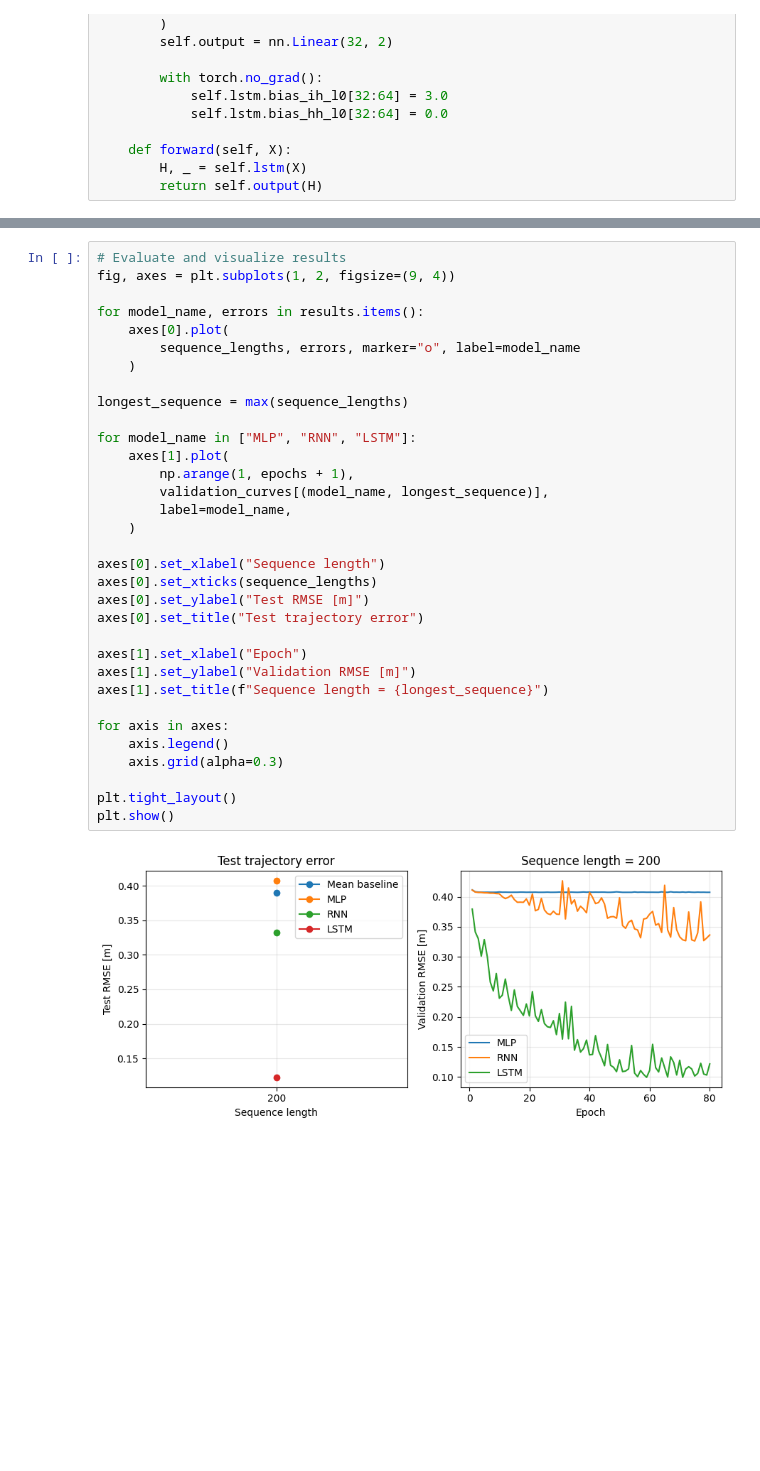
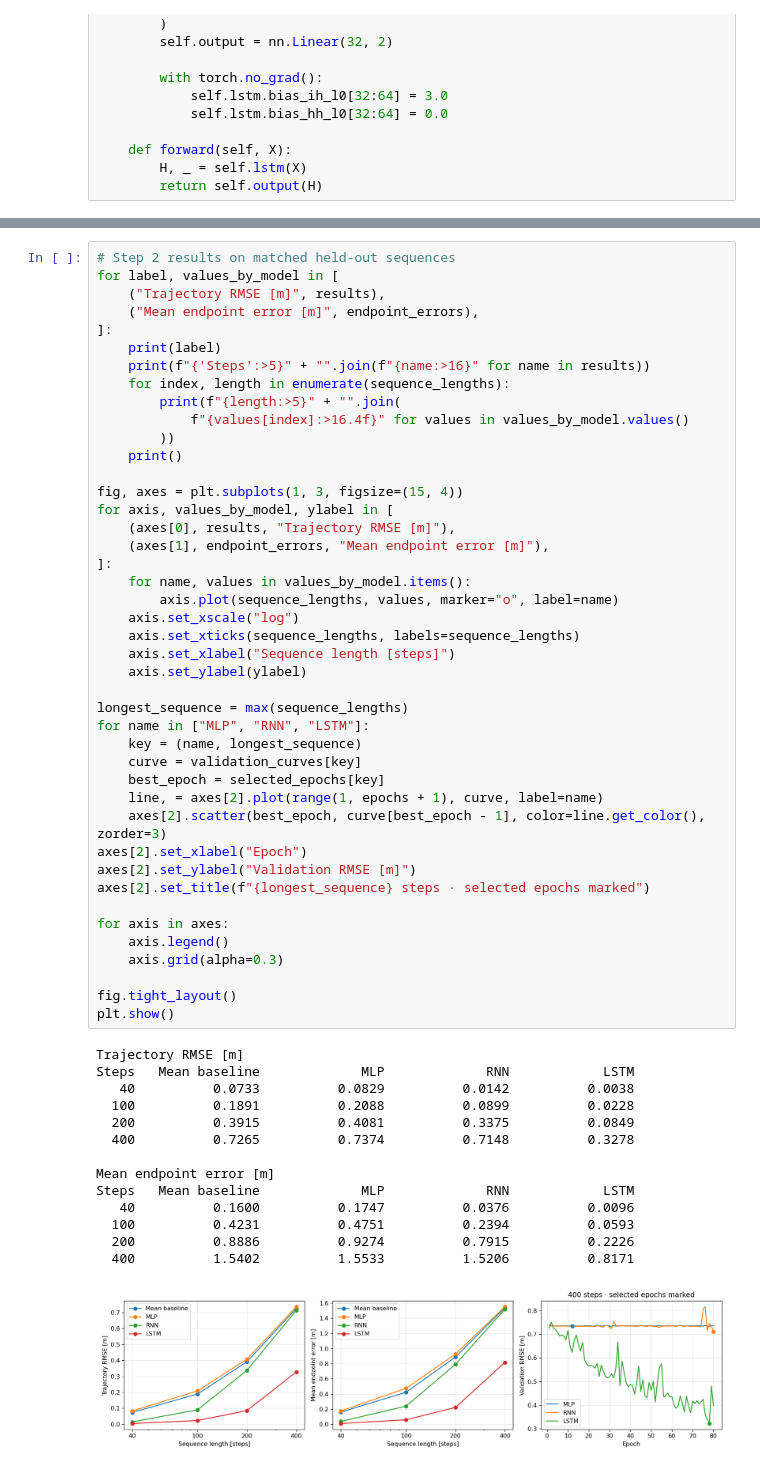
Before and after one commit to LUT-Advanced-Data-Analysis-ML/Period-2-Workshop-1, a Jupyter notebook: workshop-4-skeleton.ipynb, the cells around one changed output, grey strips where cells are left out. Saved outputs shown, nothing was run; the diff lists cells and outputs as text; blank space fills up the shorter version.

Commit message:
Step - 2

```diff
--- a/workshop-4-skeleton.ipynb
+++ b/workshop-4-skeleton.ipynb
@@ -414,38 +443,61 @@ Training time: 80.2 s
 # %%
-# Evaluate and visualize results
-fig, axes = plt.subplots(1, 2, figsize=(9, 4))
+# Step 2 results on matched held-out sequences
+for label, values_by_model in [
+    ("Trajectory RMSE [m]", results),
+    ("Mean endpoint error [m]", endpoint_errors),
+]:
+    print(label)
+    print(f"{'Steps':>5}" + "".join(f"{name:>16}" for name in results))
+    for index, length in enumerate(sequence_lengths):
+        print(f"{length:>5}" + "".join(
+            f"{values[index]:>16.4f}" for values in values_by_model.values()
+        ))
+    print()
 
-for model_name, errors in results.items():
-    axes[0].plot(
-        sequence_lengths, errors, marker="o", label=model_name
-    )
+fig, axes = plt.subplots(1, 3, figsize=(15, 4))
+for axis, values_by_model, ylabel in [
+    (axes[0], results, "Trajectory RMSE [m]"),
+    (axes[1], endpoint_errors, "Mean endpoint error [m]"),
+]:
+    for name, values in values_by_model.items():
+        axis.plot(sequence_lengths, values, marker="o", label=name)
+    axis.set_xscale("log")
+    axis.set_xticks(sequence_lengths, labels=sequence_lengths)
+    axis.set_xlabel("Sequence length [steps]")
+    axis.set_ylabel(ylabel)
 
 longest_sequence = max(sequence_lengths)
-
-for model_name in ["MLP", "RNN", "LSTM"]:
-    axes[1].plot(
-        np.arange(1, epochs + 1),
-        validation_curves[(model_name, longest_sequence)],
-        label=model_name,
-    )
-
-axes[0].set_xlabel("Sequence length")
-axes[0].set_xticks(sequence_lengths)
-axes[0].set_ylabel("Test RMSE [m]")
-axes[0].set_title("Test trajectory error")
-
-axes[1].set_xlabel("Epoch")
-axes[1].set_ylabel("Validation RMSE [m]")
-axes[1].set_title(f"Sequence length = {longest_sequence}")
+for name in ["MLP", "RNN", "LSTM"]:
+    key = (name, longest_sequence)
+    curve = validation_curves[key]
+    best_epoch = selected_epochs[key]
+    line, = axes[2].plot(range(1, epochs + 1), curve, label=name)
+    axes[2].scatter(best_epoch, curve[best_epoch - 1], color=line.get_color(), zorder=3)
+axes[2].set_xlabel("Epoch")
+axes[2].set_ylabel("Validation RMSE [m]")
+axes[2].set_title(f"{longest_sequence} steps · selected epochs marked")
 
 for axis in axes:
     axis.legend()
     axis.grid(alpha=0.3)
 
-plt.tight_layout()
+fig.tight_layout()
 plt.show()
 # %% [output]
+Trajectory RMSE [m]
+Steps   Mean baseline             MLP             RNN            LSTM
+   40          0.0733          0.0829          0.0142          0.0038
+  100          0.1891          0.2088          0.0899          0.0228
+  200          0.3915          0.4081          0.3375          0.0849
+  400          0.7265          0.7374          0.7148          0.3278
+
+Mean endpoint error [m]
+Steps   Mean baseline             MLP             RNN            LSTM
+   40          0.1600          0.1747          0.0376          0.0096
+  100          0.4231          0.4751          0.2394          0.0593
+  200          0.8886          0.9274          0.7915          0.2226
+  400          1.5402          1.5533          1.5206          0.8171
-[figure, old version]
+[figure, new version]
 # %%
 # Visualize a sample trajectory prediction
 
```
Also changed, not shown: parts of 5 cells of this notebook.
